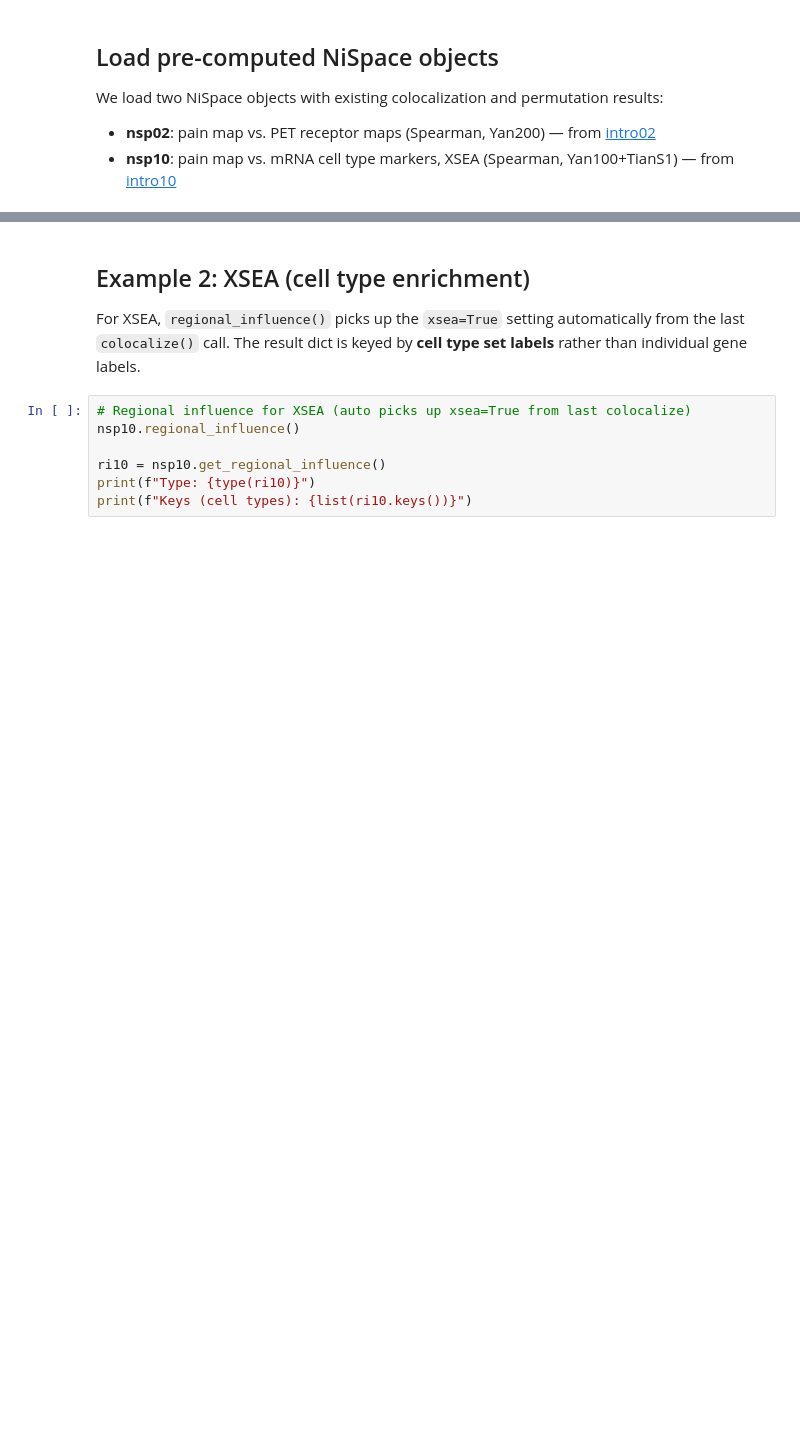
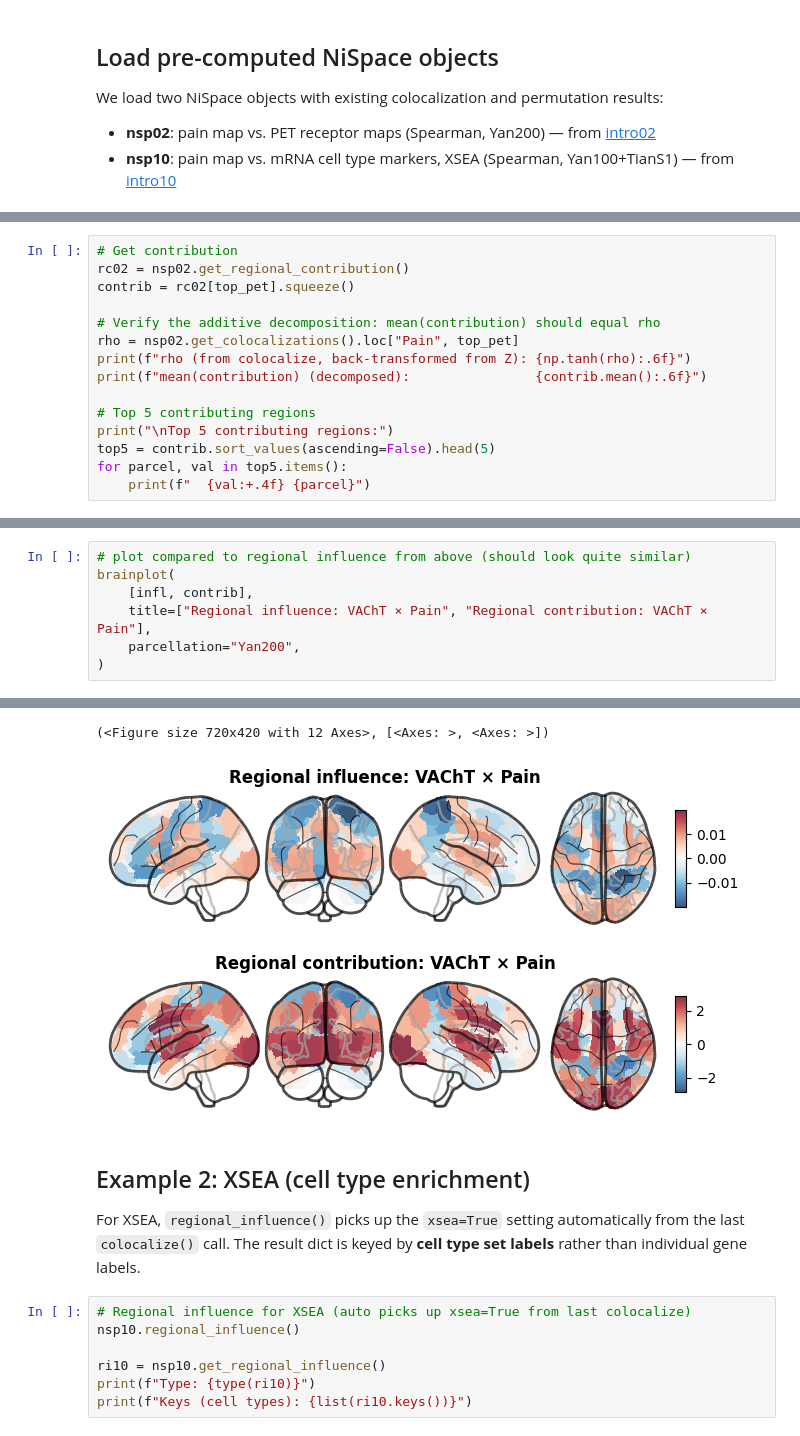
Before and after one commit to LeonDLotter/NiSpace, a Jupyter notebook: docs/nb_introduction/intro15_regional_influence.ipynb, the cells around one changed output, grey strips where cells are left out. Drawn from its saved outputs; the diff is of its cells as text; blank space fills up the shorter version.

```diff
--- a/docs/nb_introduction/intro15_regional_influence.ipynb
+++ b/docs/nb_introduction/intro15_regional_influence.ipynb
@@ -128,0 +192,15 @@ hemi-L_div-SalVenAttnB_lab-PrCv   -0.013505
+# %%
+# Get contribution
+rc02 = nsp02.get_regional_contribution()
+contrib = rc02[top_pet].squeeze()
+
+# Verify the additive decomposition: mean(contribution) should equal rho
+rho = nsp02.get_colocalizations().loc["Pain", top_pet]
+print(f"rho (from colocalize, back-transformed from Z): {np.tanh(rho):.6f}")
+print(f"mean(contribution) (decomposed):                {contrib.mean():.6f}")
+
+# Top 5 contributing regions
+print("\nTop 5 contributing regions:")
+top5 = contrib.sort_values(ascending=False).head(5)
+for parcel, val in top5.items():
+    print(f"  {val:+.4f} {parcel}")
@@ -128,0 +220,8 @@ hemi-L_div-SalVenAttnB_lab-PrCv   -0.013505
+# %%
+# plot compared to regional influence from above (should look quite similar)
+brainplot(
+    [infl, contrib],
+    title=["Regional influence: VAChT × Pain", "Regional contribution: VAChT × Pain"],
+    parcellation="Yan200",
+)
+# %% [output]
@@ -129,3 +236,5 @@ hemi-L_div-SalVenAttnB_lab-PrCv   -0.013505
+(<Figure size 720x420 with 12 Axes>, [<Axes: >, <Axes: >])
+[figure, added]
 # %% [markdown]
 ## Example 2: XSEA (cell type enrichment)
 
```
Also changed, not shown: parts of 19 cells of this notebook, 16 other files.
